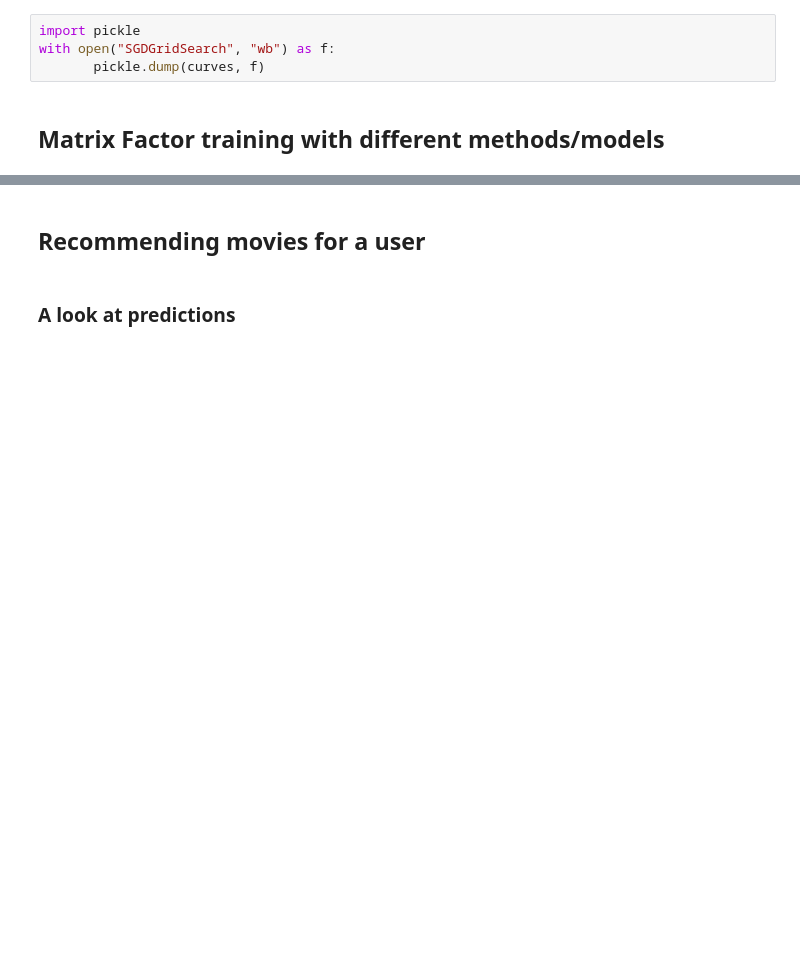
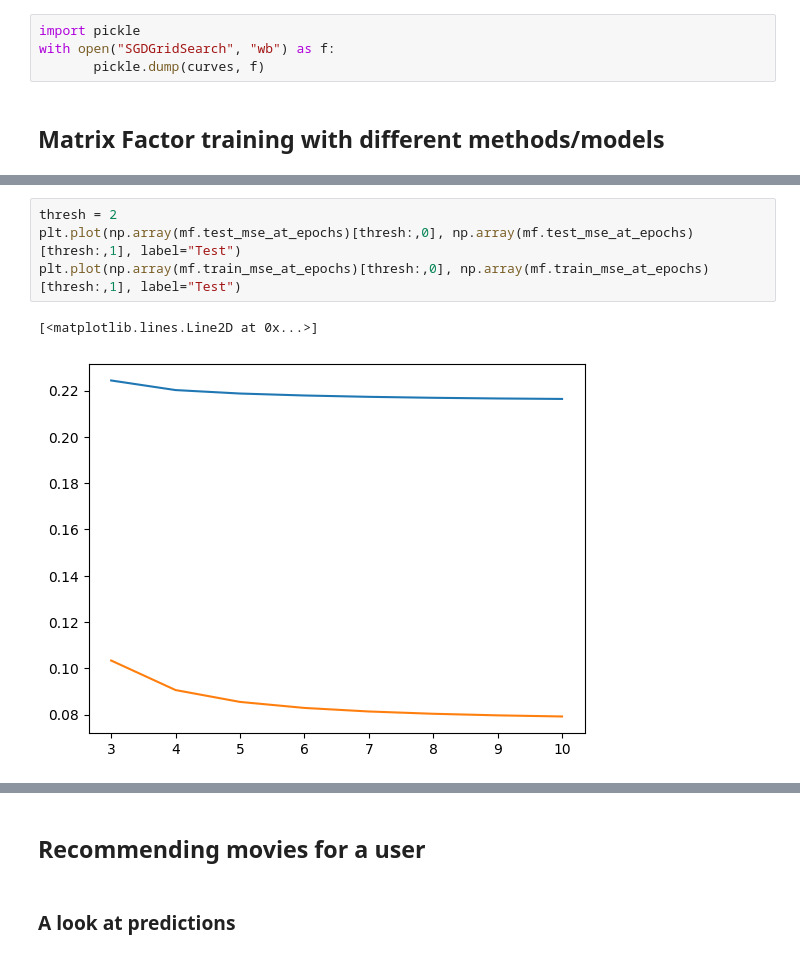
Before and after one commit to kushagrasachan/RecSys, a Jupyter notebook: MF_Recommender_nb.ipynb, the cells around one changed output, grey strips where cells are left out. Saved outputs shown, nothing was run; the diff lists cells and outputs as text; blank space fills up the shorter version.

```diff
--- a/MF_Recommender_nb.ipynb
+++ b/MF_Recommender_nb.ipynb
@@ -743,3 +792,10 @@ P, Q = mf.gradient_descent(iterations=10000, learning_rate=0.4, _lambda=0, valid
+# %%
+thresh = 2
+plt.plot(np.array(mf.test_mse_at_epochs)[thresh:,0], np.array(mf.test_mse_at_epochs)[thresh:,1], label="Test")
+plt.plot(np.array(mf.train_mse_at_epochs)[thresh:,0], np.array(mf.train_mse_at_epochs)[thresh:,1], label="Test")
+# %% [output]
+[<matplotlib.lines.Line2D at 0x...>]
+[figure, added]
 # %%
 # print( np.array(mf.train_mse_at_epochs)[:,1] )
 mf.plot_learning_curve(validation=True)
```
Also changed, not shown: parts of 12 cells of this notebook.
